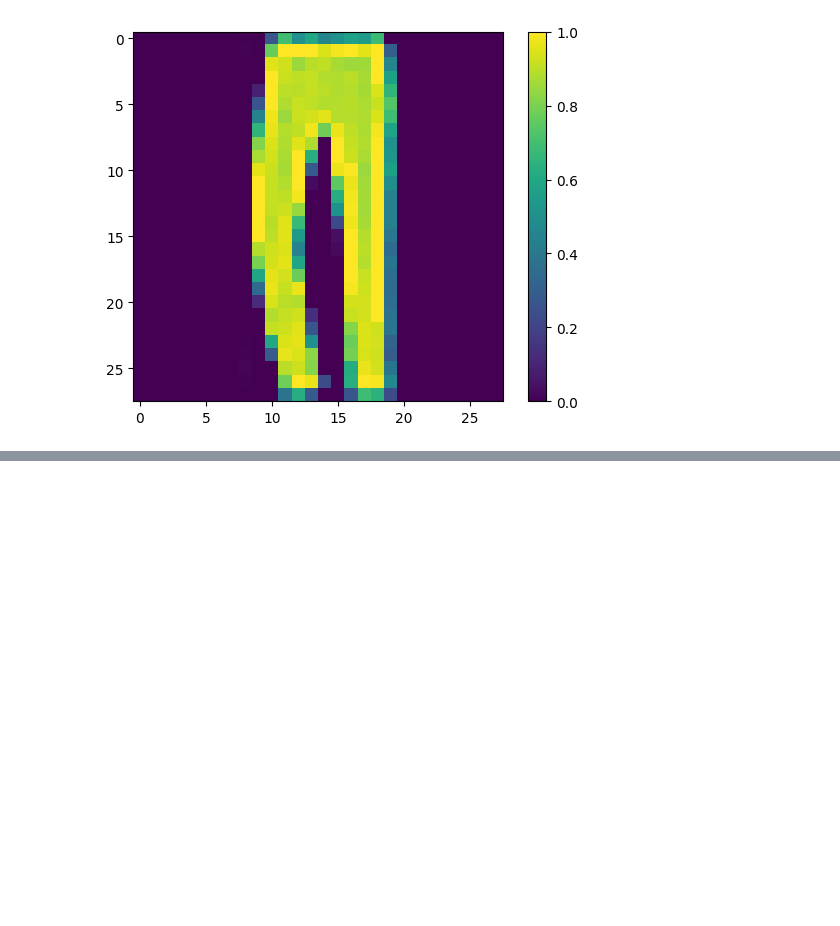
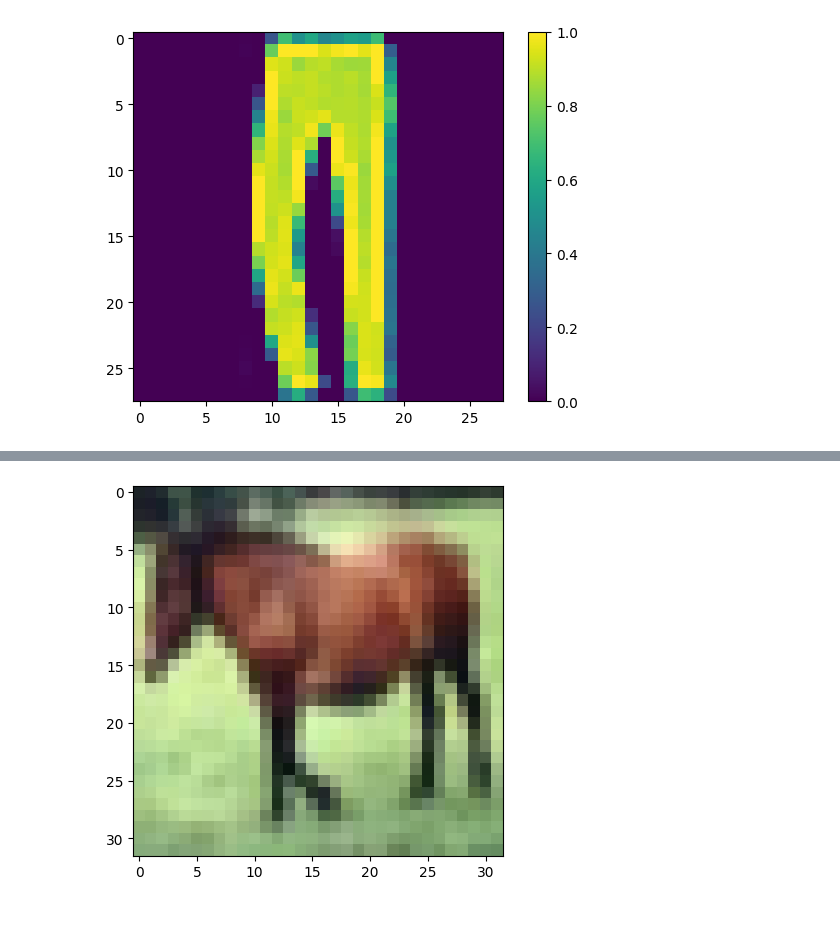
Before and after one commit to marius2347/Multiple-Datasets-Prediction-using-Tensorflow-in-Python-on-FreeCodeCamp, a Jupyter notebook: tensorflow.ipynb, the cells around one changed output, grey strips where cells are left out. Drawn from its saved outputs; the diff is of its cells as text; code cells hidden in the pictures; blank space fills up the shorter version.

```diff
--- a/tensorflow.ipynb
+++ b/tensorflow.ipynb
@@ -591,0 +640,8 @@ predict(model, image, label)
+# %%
+IMG_INDEX = 7
+
+plt.imshow(train_images[IMG_INDEX], cmap = plt.cm.binary)
+plt.xlabel(class_names[train_labels[IMG_INDEX][0]])
+plt.show()
+# %% [output]
+[figure, added]
```
Also changed, not shown: parts of 18 cells of this notebook, 1 other file.
